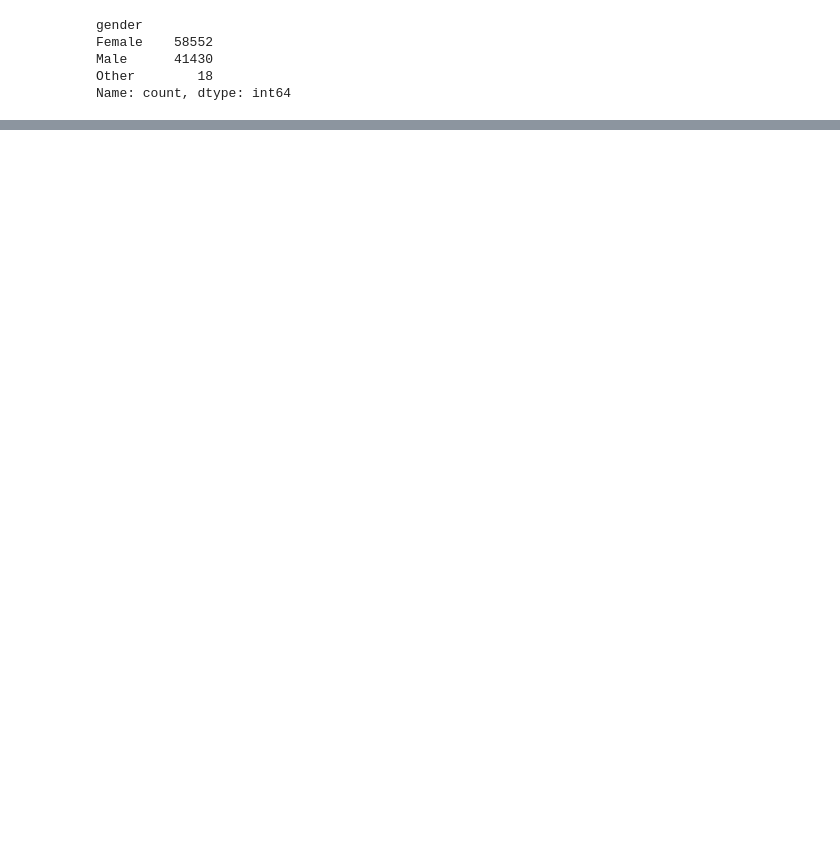
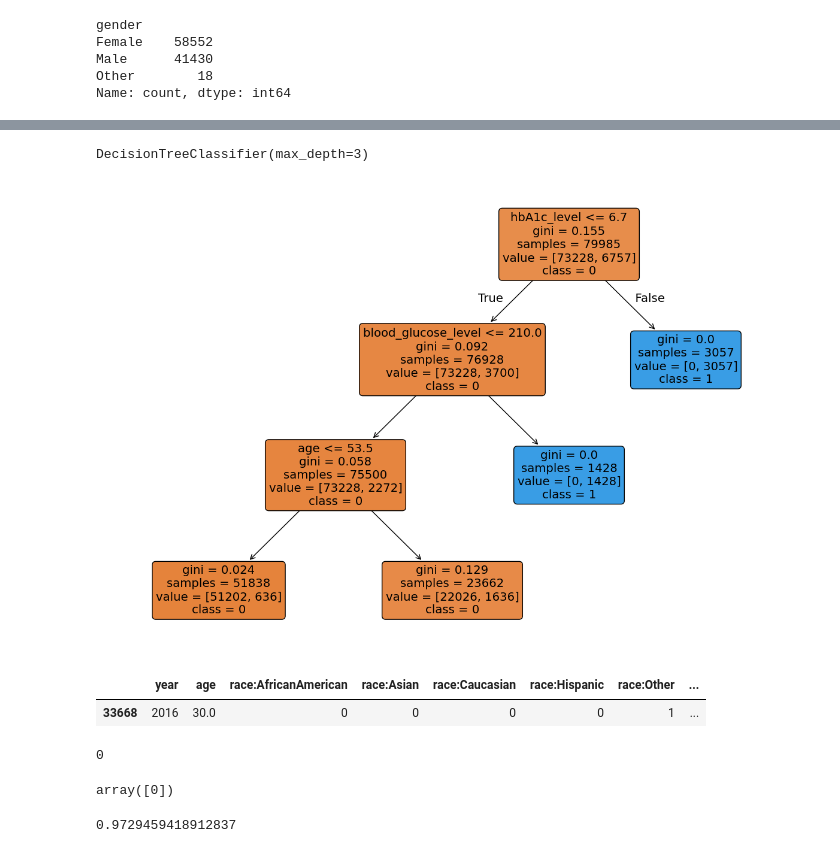
Before and after one commit to TebasMartinez/mini-project-ml-predictive-model-development-and-analysis, a Jupyter notebook: main.ipynb, the cells around one changed output, grey strips where cells are left out. Drawn from its saved outputs; the diff is of its cells as text; code cells hidden in the pictures; blank space fills up the shorter version.

```diff
--- a/main.ipynb
+++ b/main.ipynb
@@ -131,0 +279,37 @@ plt.show()
+# %%
+dt = DecisionTreeClassifier(max_depth = 3)
+dt.fit(X_train, y_train)
+# %% [output]
+DecisionTreeClassifier(max_depth=3)
+# %%
+plt.figure(figsize=(12,8))
+plot_tree(
+    dt,
+    feature_names = X_train.columns,
+    class_names=[str(c) for c in y_train.unique()],
+    filled=True,
+    rounded=True,
+    impurity=True,
+)
+plt.tight_layout()
+plt.show()
+# %% [output]
+[figure, added]
+# %%
+random_patient = X_test.sample()
+random_patient
+# %% [output]
+|  | year | age | race:AfricanAmerican | race:Asian | race:Caucasian | race:Hispanic | race:Other | ... |
+| 33668 | 2016 | 30.0 | 0 | 0 | 0 | 0 | 1 | ... |
+# %%
+y_test.loc[33668]
+# %% [output]
+0
+# %%
+dt.predict(random_patient)
+# %% [output]
+array([0])
+# %%
+dt.score(X_test, y_test)
+# %% [output]
+0.9729459418912837
```
Also changed, not shown: parts of 63 cells of this notebook.
